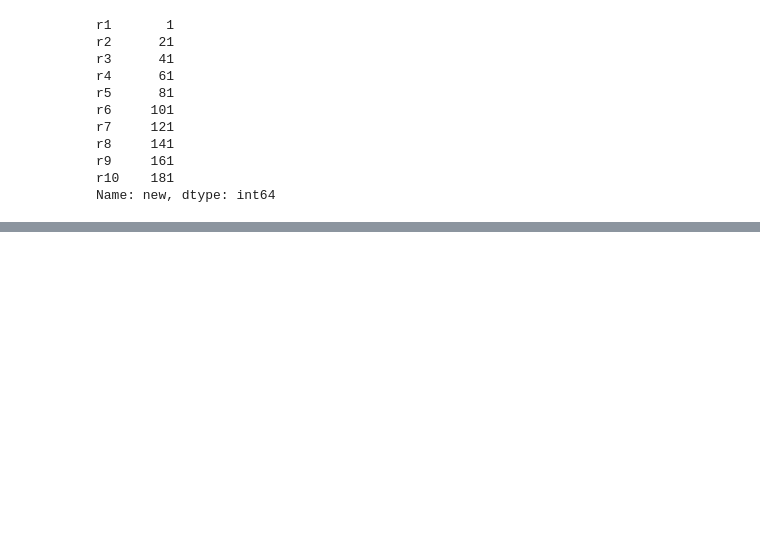
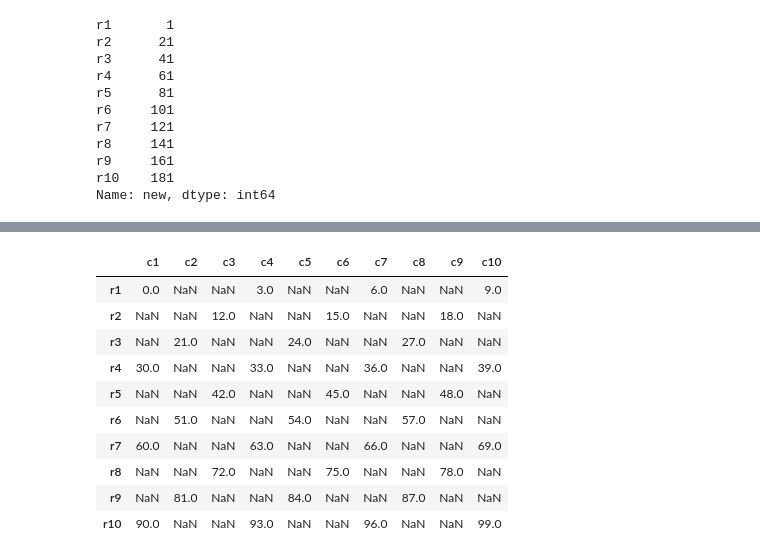
Before and after one commit to PronoyJoy/Data-Analytics-Course-UIU-CDIP, a Jupyter notebook: Data Analytics Class/Numpy_Pandas.ipynb, the cells around one changed output, grey strips where cells are left out. Saved outputs shown, nothing was run; the diff lists cells and outputs as text; code cells hidden in the pictures; blank space fills up the shorter version.

```diff
--- a/Data Analytics Class/Numpy_Pandas.ipynb
+++ b/Data Analytics Class/Numpy_Pandas.ipynb
@@ -83,0 +171,16 @@ df
+# %%
+# df % 3 == 0
+boolean_mask = df % 3 == 0 #creating boolean mask #those which are divisible by 3 showing value
+df[boolean_mask]
+# %% [output]
+|  | c1 | c2 | c3 | c4 | c5 | c6 | c7 | c8 | c9 | c10 |
+| r1 | 0.0 | NaN | NaN | 3.0 | NaN | NaN | 6.0 | NaN | NaN | 9.0 |
+| r2 | NaN | NaN | 12.0 | NaN | NaN | 15.0 | NaN | NaN | 18.0 | NaN |
+| r3 | NaN | 21.0 | NaN | NaN | 24.0 | NaN | NaN | 27.0 | NaN | NaN |
+| r4 | 30.0 | NaN | NaN | 33.0 | NaN | NaN | 36.0 | NaN | NaN | 39.0 |
+| r5 | NaN | NaN | 42.0 | NaN | NaN | 45.0 | NaN | NaN | 48.0 | NaN |
+| r6 | NaN | 51.0 | NaN | NaN | 54.0 | NaN | NaN | 57.0 | NaN | NaN |
+| r7 | 60.0 | NaN | NaN | 63.0 | NaN | NaN | 66.0 | NaN | NaN | 69.0 |
+| r8 | NaN | NaN | 72.0 | NaN | NaN | 75.0 | NaN | NaN | 78.0 | NaN |
+| r9 | NaN | 81.0 | NaN | NaN | 84.0 | NaN | NaN | 87.0 | NaN | NaN |
+| r10 | 90.0 | NaN | NaN | 93.0 | NaN | NaN | 96.0 | NaN | NaN | 99.0 |
```
Also changed, not shown: parts of 14 cells of this notebook.
